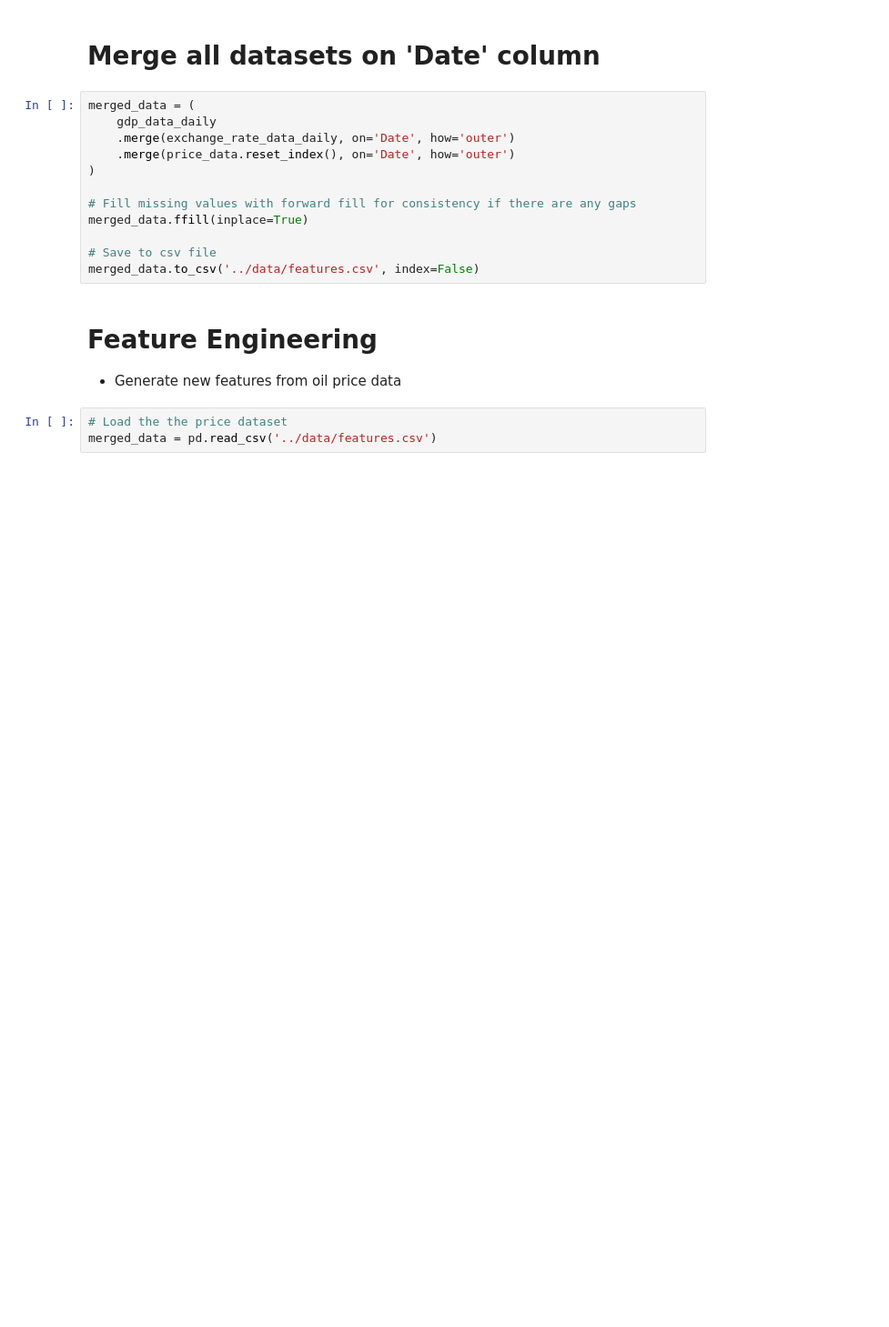
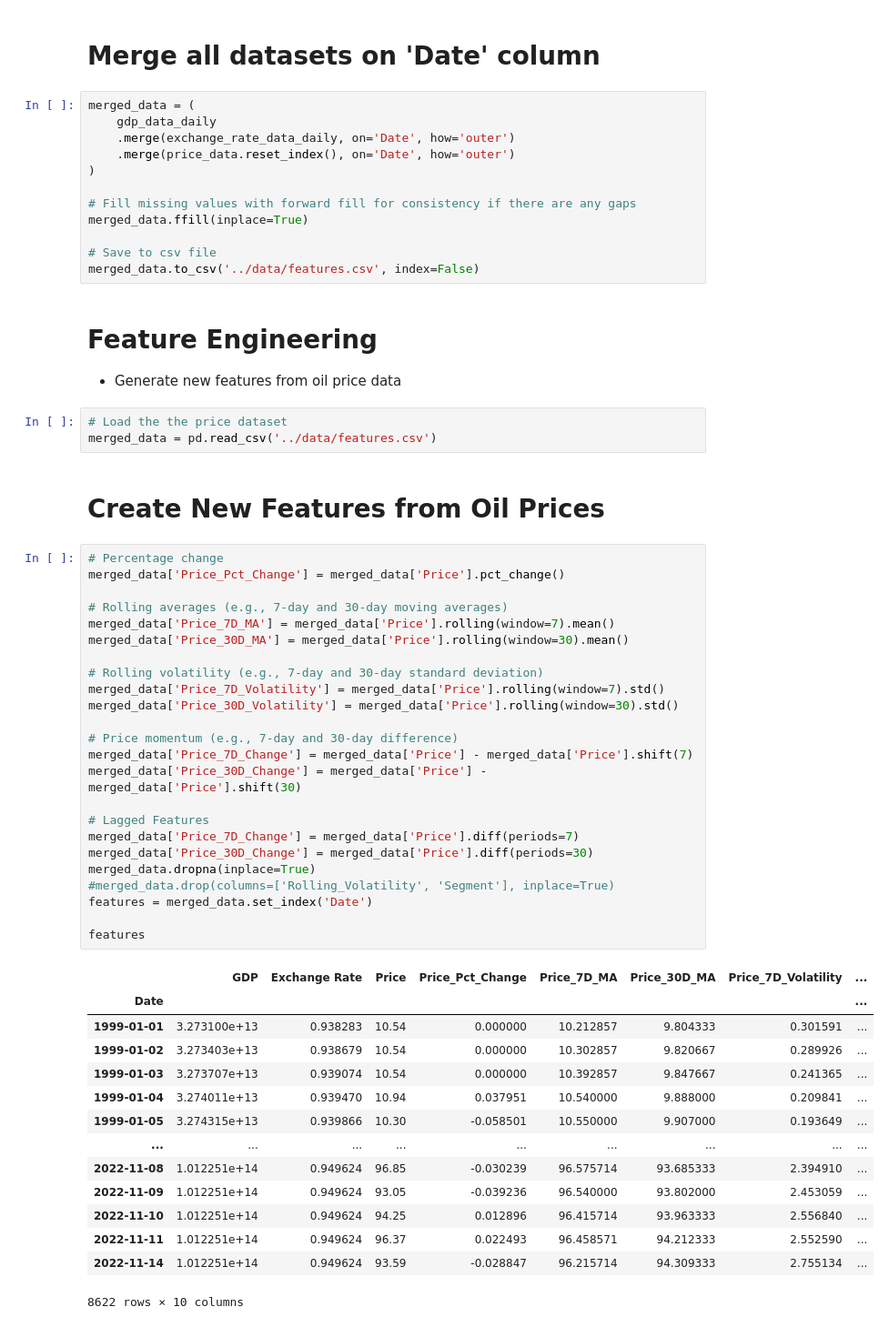
Before and after one commit to nebiyu-getachew/Brent-Time-Shift, a Jupyter notebook: notebooks/task_2.ipynb, the cells around one changed output. Shown at 91% size. Cells and saved outputs as stored; diff of their text form; blank space fills up the shorter version.

Commit message:
Create New Features from Oil Prices

```diff
--- a/notebooks/task_2.ipynb
+++ b/notebooks/task_2.ipynb
@@ -241,3 +241,44 @@ merged_data.to_csv('../data/features.csv', index=False)
 # %%
 # Load the the price dataset
 merged_data = pd.read_csv('../data/features.csv')
+# %% [markdown]
+# Create New Features from Oil Prices
+# %%
+# Percentage change
+merged_data['Price_Pct_Change'] = merged_data['Price'].pct_change()
+
+# Rolling averages (e.g., 7-day and 30-day moving averages)
+merged_data['Price_7D_MA'] = merged_data['Price'].rolling(window=7).mean()
+merged_data['Price_30D_MA'] = merged_data['Price'].rolling(window=30).mean()
+
+# Rolling volatility (e.g., 7-day and 30-day standard deviation)
+merged_data['Price_7D_Volatility'] = merged_data['Price'].rolling(window=7).std()
+merged_data['Price_30D_Volatility'] = merged_data['Price'].rolling(window=30).std()
+
+# Price momentum (e.g., 7-day and 30-day difference)
+merged_data['Price_7D_Change'] = merged_data['Price'] - merged_data['Price'].shift(7)
+merged_data['Price_30D_Change'] = merged_data['Price'] - merged_data['Price'].shift(30)
+
+# Lagged Features
+merged_data['Price_7D_Change'] = merged_data['Price'].diff(periods=7)
+merged_data['Price_30D_Change'] = merged_data['Price'].diff(periods=30)
+merged_data.dropna(inplace=True)
+#merged_data.drop(columns=['Rolling_Volatility', 'Segment'], inplace=True)
+features = merged_data.set_index('Date')
+
+features
+# %% [output]
+|  | GDP | Exchange Rate | Price | Price_Pct_Change | Price_7D_MA | Price_30D_MA | Price_7D_Volatility | ... |
+| Date |  |  |  |  |  |  |  | ... |
+| 1999-01-01 | 3.273100e+13 | 0.938283 | 10.54 | 0.000000 | 10.212857 | 9.804333 | 0.301591 | ... |
+| 1999-01-02 | 3.273403e+13 | 0.938679 | 10.54 | 0.000000 | 10.302857 | 9.820667 | 0.289926 | ... |
+| 1999-01-03 | 3.273707e+13 | 0.939074 | 10.54 | 0.000000 | 10.392857 | 9.847667 | 0.241365 | ... |
+| 1999-01-04 | 3.274011e+13 | 0.939470 | 10.94 | 0.037951 | 10.540000 | 9.888000 | 0.209841 | ... |
+| 1999-01-05 | 3.274315e+13 | 0.939866 | 10.30 | -0.058501 | 10.550000 | 9.907000 | 0.193649 | ... |
+| ... | ... | ... | ... | ... | ... | ... | ... | ... |
+| 2022-11-08 | 1.012251e+14 | 0.949624 | 96.85 | -0.030239 | 96.575714 | 93.685333 | 2.394910 | ... |
+| 2022-11-09 | 1.012251e+14 | 0.949624 | 93.05 | -0.039236 | 96.540000 | 93.802000 | 2.453059 | ... |
+| 2022-11-10 | 1.012251e+14 | 0.949624 | 94.25 | 0.012896 | 96.415714 | 93.963333 | 2.556840 | ... |
+| 2022-11-11 | 1.012251e+14 | 0.949624 | 96.37 | 0.022493 | 96.458571 | 94.212333 | 2.552590 | ... |
+| 2022-11-14 | 1.012251e+14 | 0.949624 | 93.59 | -0.028847 | 96.215714 | 94.309333 | 2.755134 | ... |
+8622 rows × 10 columns
```
